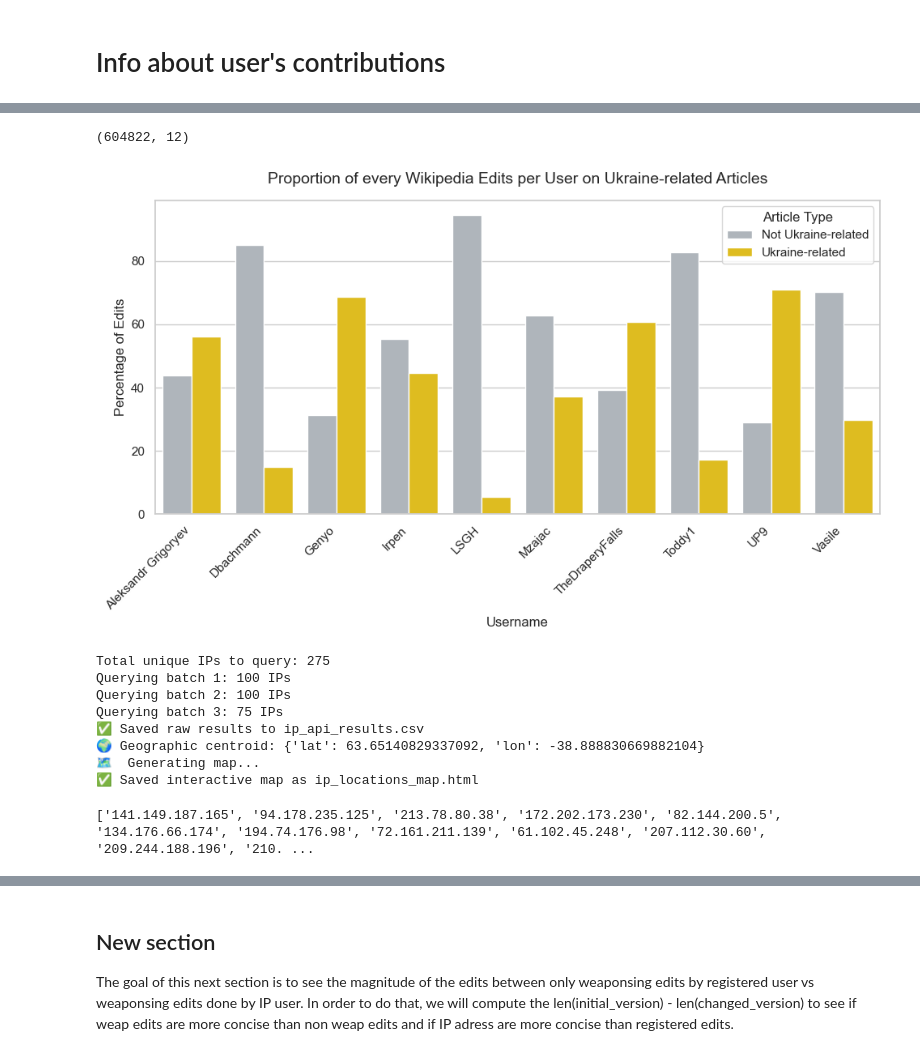
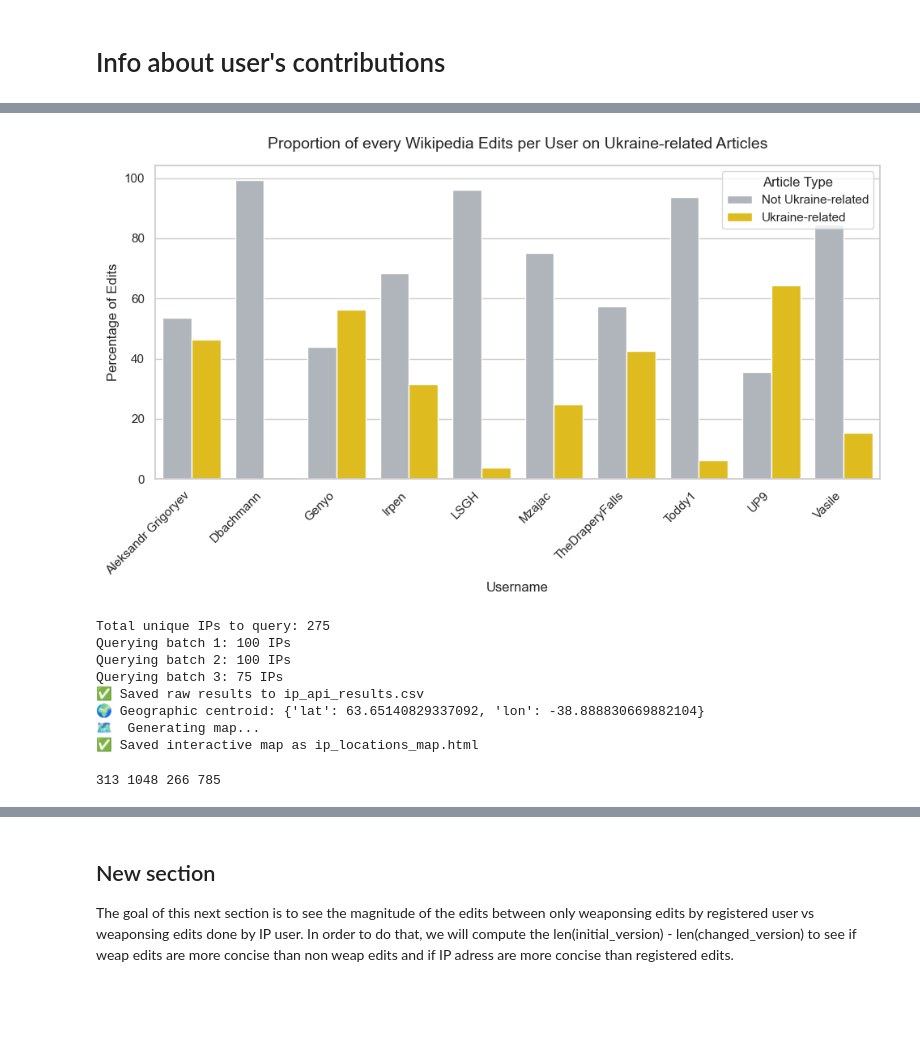
Before and after one commit to dh-epfl-students/dhlab-cultural-weaponisation-ukraine-benchmark, a Jupyter notebook: notebooks/maxime_all_users_analysis_.ipynb, the cells around one changed output, grey strips where cells are left out. Cells and saved outputs as stored; diff of their text form; code cells hidden in the pictures; blank space fills up the shorter version.

```diff
--- a/notebooks/maxime_all_users_analysis_.ipynb
+++ b/notebooks/maxime_all_users_analysis_.ipynb
@@ -786,14 +421,7 @@ KeyboardInterrupt:
 # %%
-top_user_contribs_df = pd.read_csv('../datas/interim/all_user_contribs.csv')
-top_user_contribs_df["year"] = pd.to_datetime(all_user_contribs_df["timestamp"], errors="coerce").dt.year
+top_user_contribs_df = pd.read_csv('../datas/interim/All Users Analysis/all_user_contribs.csv')
+top_user_contribs_df["year"] = pd.to_datetime(top_user_contribs_df["timestamp"], errors="coerce").dt.year
-# %% [output]
-(604822, 12)
 # %%
-import pandas as pd
-import seaborn as sns
-import matplotlib.pyplot as plt
-
-# --- STEP 1. Define Ukraine-related keyword list ---
 ukraine_keywords_small = [
     "ukraine", "ukrainian", "kyiv", "kiev", "crimea", "crimean", "kuban", "donbas", "donetsk", "luhansk",
     "maidan", "yanukovych", "yushchenko", "zelenskyy", "poroshenko", "catherine", "bukovina", "bessarabia", "eastern",
@@ -844,17 +472,14 @@ ukraine_keywords_large = [
     "occupation zone", "ukrainian refugees", "mariupol steel plant", "azovstal", "bucha", "irpin", "kharkiv offensive"
 ]
 
-
-# --- STEP 2. Detect Ukraine-related articles ---
 def is_ukraine_related(title):
     if not isinstance(title, str):
         return False
     title_lower = title.lower()
-    return any(kw in title_lower for kw in ukraine_keywords_large)
+    return any(kw in title_lower for kw in ukraine_keywords_small)
 
 top_user_contribs_df["ukraine_related"] = top_user_contribs_df["title"].apply(is_ukraine_related)
 
-# --- STEP 3. Aggregate results per user ---
 user_distribution = (
     top_user_contribs_df
     .groupby(["username", "ukraine_related"])
@@ -866,36 +491,35 @@ user_distribution = (
 user_distribution["percentage"] = (
     user_distribution.groupby("username")["count"].transform(lambda x: 100 * x / x.sum())
 )
 
-# --- STEP 4. Plot distribution ---
 sns.set(style="whitegrid", rc={"figure.figsize": (10, 6)})
 
 # Define a clear color palette (blue = Ukraine-related, grey = not related)
 palette = {True: "#fed000", False: "#adb5bd"}
 
 ax = sns.barplot(
     data=user_distribution,
     x="username",
     y="percentage",
     hue="ukraine_related",
     palette=palette
 )
 
 plt.title("Proportion of every Wikipedia Edits per User on Ukraine-related Articles", fontsize=14, pad=15)
 plt.xlabel("Username", fontsize=12)
 plt.ylabel("Percentage of Edits", fontsize=12)
 plt.xticks(rotation=45, ha="right")
 
 # Fix legend: ensure correct order and labels
 handles, labels = ax.get_legend_handles_labels()
 new_labels = ["Ukraine-related", "Not Ukraine-related"] if labels[0] == "True" else ["Not Ukraine-related", "Ukraine-related"]
 plt.legend(handles=handles, labels=new_labels, title="Article Type", loc="upper right")
 fig_title = "Proportion of every Wikipedia Edits per Top 10 Registered User on Ukraine-related Articles"
-plt.savefig(f"../plots/All Users Analysis/{fig_title}_large.png", dpi=300, bbox_inches='tight')
+plt.savefig(f"../plots/All Users Analysis/{fig_title}_small.png", dpi=300, bbox_inches='tight')
 plt.tight_layout()
 plt.show()
 # %% [output]
-[figure, old version]
+[figure, new version]
 # %%
 #!/usr/bin/env python3
 """
@@ -1049,15 +670,16 @@ Querying batch 3: 75 IPs
 # %%
 from collections import OrderedDict
 
-ip_adresses = []
-df["is_anon"] = df["user"].str.contains(r"^\d{1,3}\.", na=False)
+weap_ip_adresses = []
+non_weap_ip_adresses = []
 for ind, row in df.iterrows():
     if row['is_anon'] == True and row['weaponised'] == 'Weaponised':
-        ip_adresses.append(row['user'])
+        weap_ip_adresses.append(row['user'])
+    elif row['is_anon'] == True and row['weaponised'] == 'Not Weaponised':
+        non_weap_ip_adresses.append(row['user'])
 
-ip_adresses
-res = list(OrderedDict.fromkeys(ip_adresses))
-print(res)
+unique_weap_ip_adresses = list(OrderedDict.fromkeys(weap_ip_adresses))
+unique_non_weap_ip_adresses = list(OrderedDict.fromkeys(non_weap_ip_adresses))
 # %% [output]
-['141.149.187.165', '94.178.235.125', '213.78.80.38', '172.202.173.230', '82.144.200.5', '134.176.66.174', '194.74.176.98', '72.161.211.139', '61.102.45.248', '207.112.30.60', '209.244.188.196', '210. ...
+313 1048 266 785
 # %%
```
Also changed, not shown: parts of 32 cells of this notebook, 9 other files.
